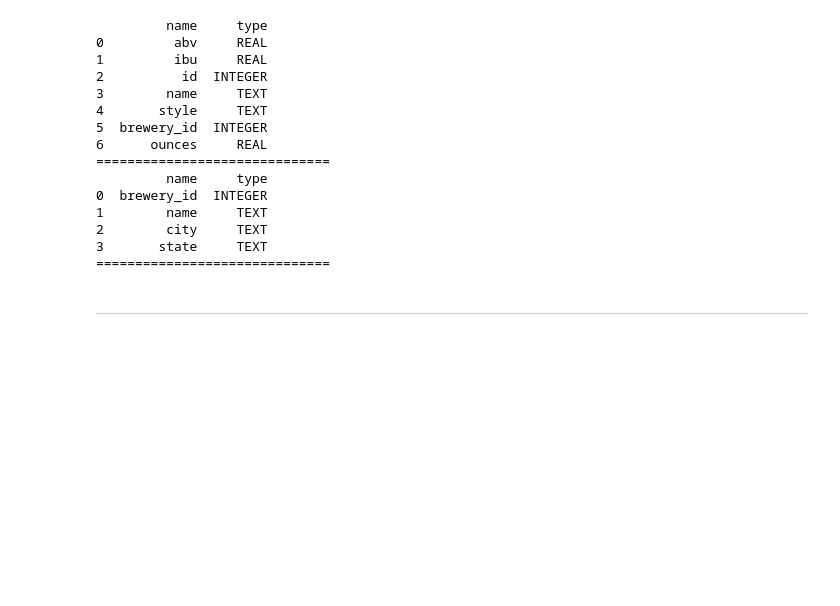
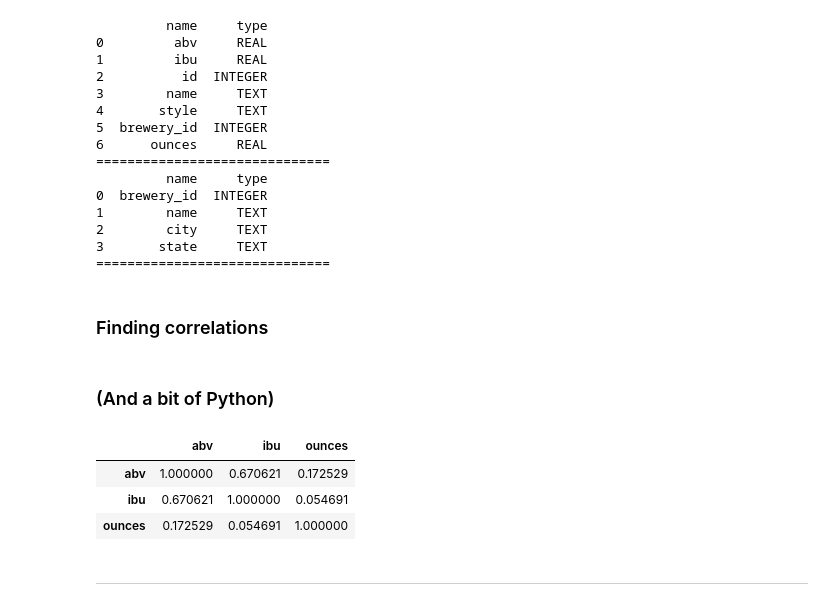
Before and after one commit to Data1234321/Portfolio, a Jupyter notebook: sql-analysis-of-us-craft-beers-breweries.ipynb, the cells around one changed output. Drawn from its saved outputs; the diff is of its cells as text; code cells hidden in the pictures; blank space fills up the shorter version.

Commit message:
Kaggle Notebook | SQL Analysis of US Craft Beers & Breweries | Version 10

```diff
--- a/sql-analysis-of-us-craft-beers-breweries.ipynb
+++ b/sql-analysis-of-us-craft-beers-breweries.ipynb
@@ -50,6 +50,26 @@ for table in ['beers','breweries']:
 2        city     TEXT
 3       state     TEXT
 ==============================
+# %% [markdown]
+### Finding correlations
+# %%
+both = pd.read_sql_query("""
+SELECT *
+FROM beers
+INNER JOIN breweries
+ON beers.brewery_id = breweries.brewery_id
+""", conn)
+# %% [markdown]
+### (And a bit of Python)
+# %%
+columns = ['abv', 'ibu', 'ounces']
+corr = both[columns].corr()
+corr.style.background_gradient(cmap='coolwarm')
+# %% [output]
+|  | abv | ibu | ounces |
+| abv | 1.000000 | 0.670621 | 0.172529 |
+| ibu | 0.670621 | 1.000000 | 0.054691 |
+| ounces | 0.172529 | 0.054691 | 1.000000 |
 # %% [markdown]
 ***
 # %% [markdown]
```
Also changed, not shown: parts of 1 cell of this notebook.
